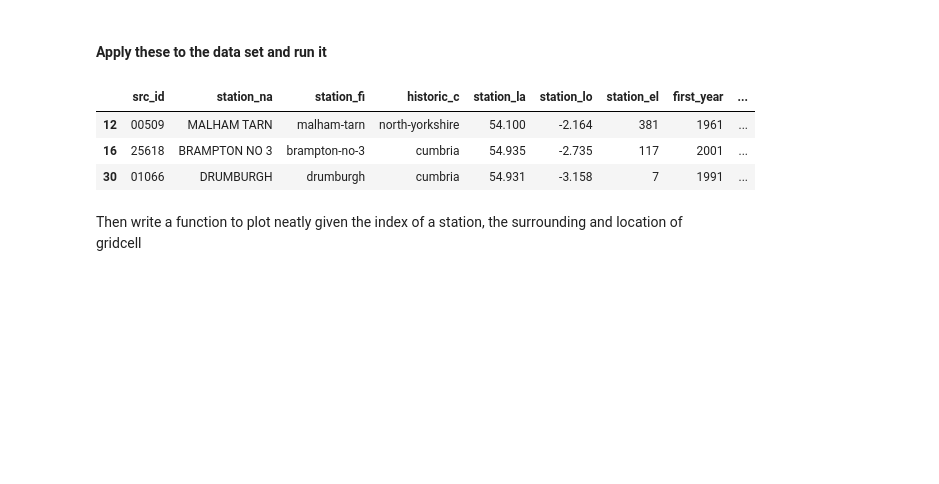
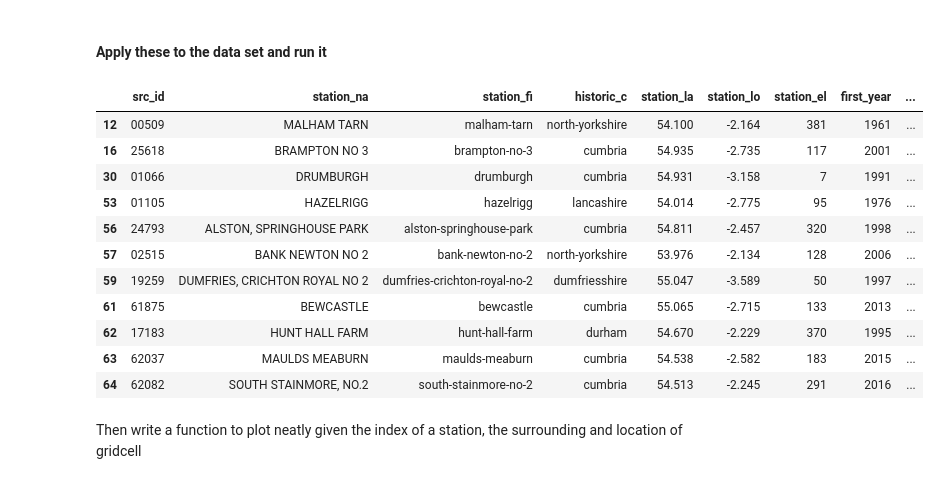
Before and after one commit to Daafip/Are-rain-gauges-in-the-right-place, a Jupyter notebook: Slope steepness from contours/Contours - Cumbria.ipynb, the cells around one changed output. Cells and saved outputs as stored; diff of their text form; code cells hidden in the pictures; blank space fills up the shorter version.

```diff
--- a/Slope steepness from contours/Contours - Cumbria.ipynb
+++ b/Slope steepness from contours/Contours - Cumbria.ipynb
@@ -320,12 +319,20 @@ def select_closest_diff(gauge):
 gauges["grid_id"] = gauges.geometry.apply(select_closest_grid)
 gauges["grid_id_distance"] = gauges.geometry.apply(select_closest_dist)
 # %%
-gauges.head(3)
+gauges
 # %% [output]
 |  | src_id | station_na | station_fi | historic_c | station_la | station_lo | station_el | first_year | ... |
 | 12 | 00509 | MALHAM TARN | malham-tarn | north-yorkshire | 54.100 | -2.164 | 381 | 1961 | ... |
 | 16 | 25618 | BRAMPTON NO 3 | brampton-no-3 | cumbria | 54.935 | -2.735 | 117 | 2001 | ... |
 | 30 | 01066 | DRUMBURGH | drumburgh | cumbria | 54.931 | -3.158 | 7 | 1991 | ... |
+| 53 | 01105 | HAZELRIGG | hazelrigg | lancashire | 54.014 | -2.775 | 95 | 1976 | ... |
+| 56 | 24793 | ALSTON, SPRINGHOUSE PARK | alston-springhouse-park | cumbria | 54.811 | -2.457 | 320 | 1998 | ... |
+| 57 | 02515 | BANK NEWTON NO 2 | bank-newton-no-2 | north-yorkshire | 53.976 | -2.134 | 128 | 2006 | ... |
+| 59 | 19259 | DUMFRIES, CRICHTON ROYAL NO 2 | dumfries-crichton-royal-no-2 | dumfriesshire | 55.047 | -3.589 | 50 | 1997 | ... |
+| 61 | 61875 | BEWCASTLE | bewcastle | cumbria | 55.065 | -2.715 | 133 | 2013 | ... |
+| 62 | 17183 | HUNT HALL FARM | hunt-hall-farm | durham | 54.670 | -2.229 | 370 | 1995 | ... |
+| 63 | 62037 | MAULDS MEABURN | maulds-meaburn | cumbria | 54.538 | -2.582 | 183 | 2015 | ... |
+| 64 | 62082 | SOUTH STAINMORE, NO.2 | south-stainmore-no-2 | cumbria | 54.513 | -2.245 | 291 | 2016 | ... |
 # %% [markdown]
 Then write a function to plot neatly given the index of a station, the surrounding and location of gridcell
 # %%
```
Also changed, not shown: parts of 5 cells of this notebook, 24 other files.
